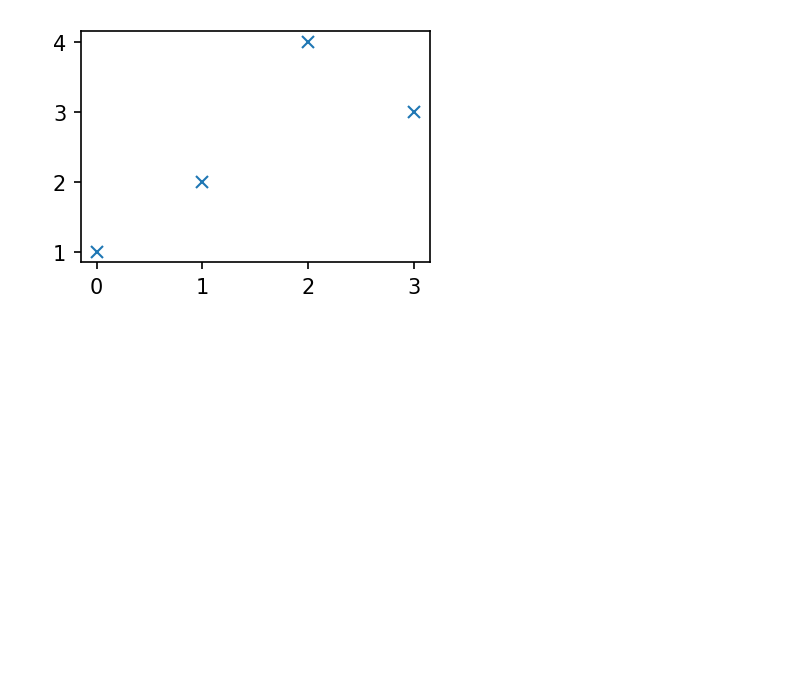
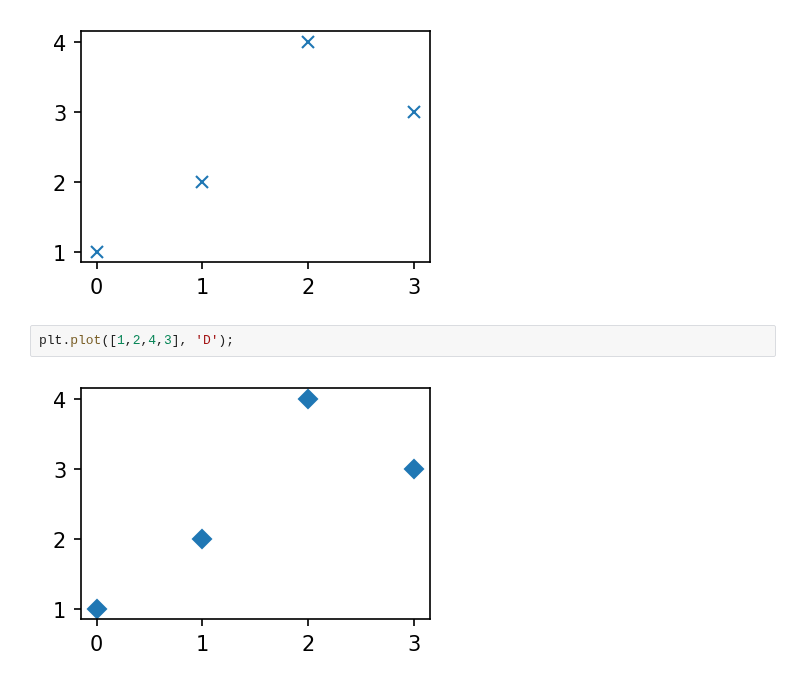
Before and after one commit to va4756/big_RaeJung, a Jupyter notebook: choi_guis_01.ipynb, the cells around one changed output. Drawn from its saved outputs; the diff is of its cells as text; blank space fills up the shorter version.

```diff
--- a/choi_guis_01.ipynb
+++ b/choi_guis_01.ipynb
@@ -239,3 +239,7 @@ plt.plot([1,2,4,3], linestyle=(0, (10,1)));
 plt.plot([1,2,4,3], 'x');
 # %% [output]
 [figure]
+# %%
+plt.plot([1,2,4,3], 'D');
+# %% [output]
+[figure, added]
```
Also changed, not shown: parts of 54 cells of this notebook.
